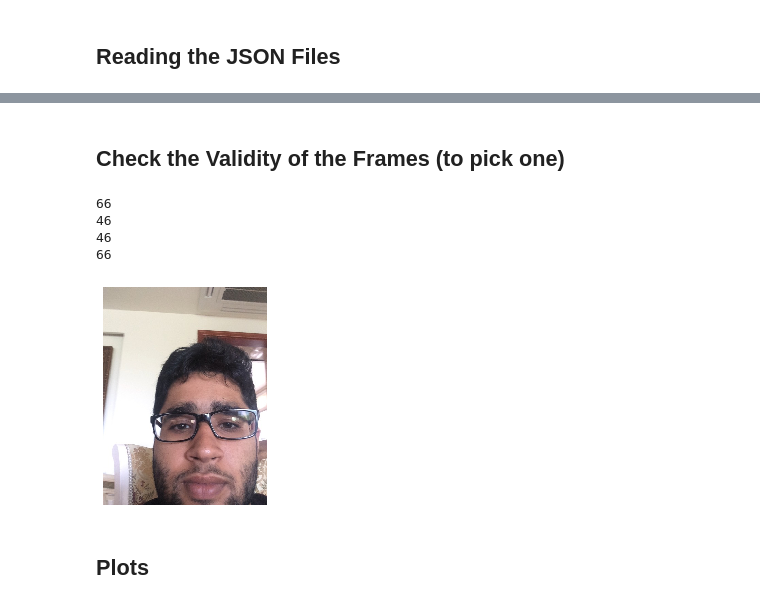
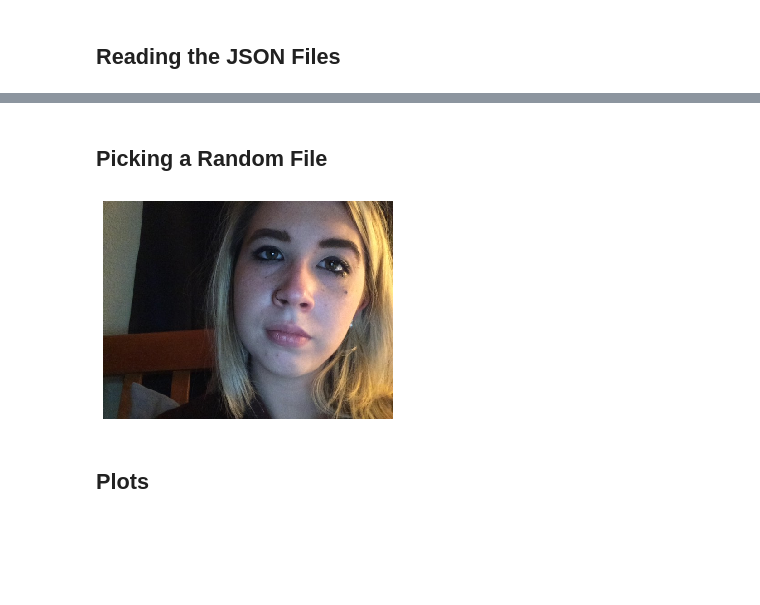
Before and after one commit to shrnkm/ETE, a Jupyter notebook: Data/data_reader_sample.ipynb, the cells around one changed output, grey strips where cells are left out. Cells and saved outputs as stored; diff of their text form; code cells hidden in the pictures; blank space fills up the shorter version.

Commit message:
add data sample reader file

```diff
--- a/Data/data_reader_sample.ipynb
+++ b/Data/data_reader_sample.ipynb
@@ -4,0 +11,4 @@ import matplotlib.pyplot as plt
+# %%
+# pick a random folder
+folder = random.choice([name for name in os.listdir('Data_MIT/')])
+folder
@@ -59,22 +19,46 @@ IsValid : <class 'list'> : 101
-# %% [markdown]
-## Check the Validity of the Frames (to pick one)
-# %%
-# index of the first occurrence of an invalid frame
-print(face['IsValid'].index(0))
-print(eye_l['IsValid'].index(0))
-print(eye_r['IsValid'].index(0))
-print(grid['IsValid'].index(0))
-# %% [output]
-66
-46
-46
-66
-# %%
-# pick a frame with an index smaller than the above indices
-img = cv2.cvtColor(cv2.imread('Data_MIT/00003/frames/00007.jpg'), cv2.COLOR_BGR2RGB)
-plt.axis('off')
-plt.imshow(img);
-# %% [output]
-[figure, removed]
+# %%
+path = 'Data_MIT/' + folder
+
+# Face Crop
+with open(path + '/appleFace.json', 'r') as file:
+    face = json.load(file)
+
+# Left Eye
+with open(path + '/appleLeftEye.json', 'r') as file:
+    eye_l = json.load(file)
+
+# Right Eye
+with open(path + '/appleRightEye.json', 'r') as file:
+    eye_r = json.load(file)
+
+# Face Grid
+with open(path + '/faceGrid.json', 'r') as file:
+    grid = json.load(file)
+# %% [markdown]
+## Picking a Random File
+# %%
+# make a list of invalid Frames in the Folder
+indices = [i for i, x in enumerate(face['IsValid']) if x == 0]
+indices += [i for i, x in enumerate(eye_l['IsValid']) if x == 0]
+indices += [i for i, x in enumerate(eye_r['IsValid']) if x == 0]
+indices += [i for i, x in enumerate(grid['IsValid']) if x == 0]
+
+indices = list(set(indices))
+
+# pick a random file
+path = 'Data_MIT/' + folder + '/frames/'
+files = [name for name in os.listdir(path)]
+
+idx = indices[0]
+while idx in indices:
+    file = random.choice(files)
+    idx = files.index(file)
+
+# plot the frame
+img = cv2.cvtColor(cv2.imread(path + files[idx]), cv2.COLOR_BGR2RGB)
+plt.axis('off')
+plt.imshow(img);
+# %% [output]
+[figure, added]
 # %% [markdown]
 ## Plots
```
Also changed, not shown: parts of 14 cells of this notebook.
